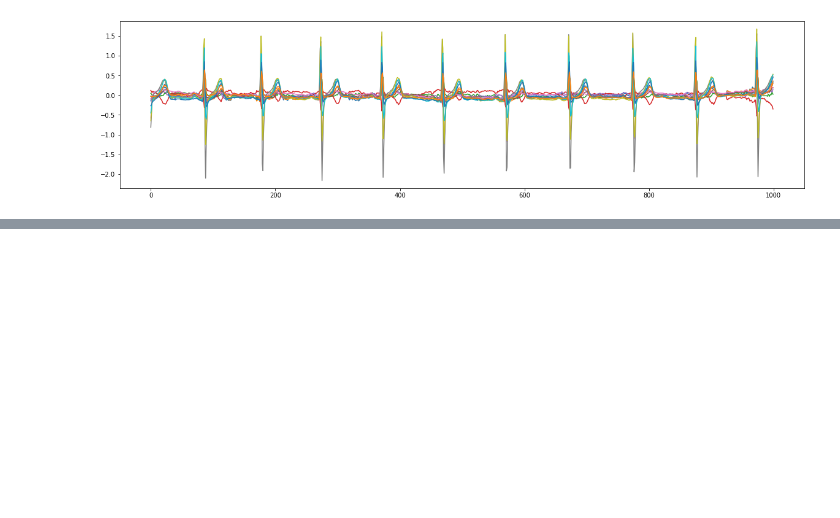
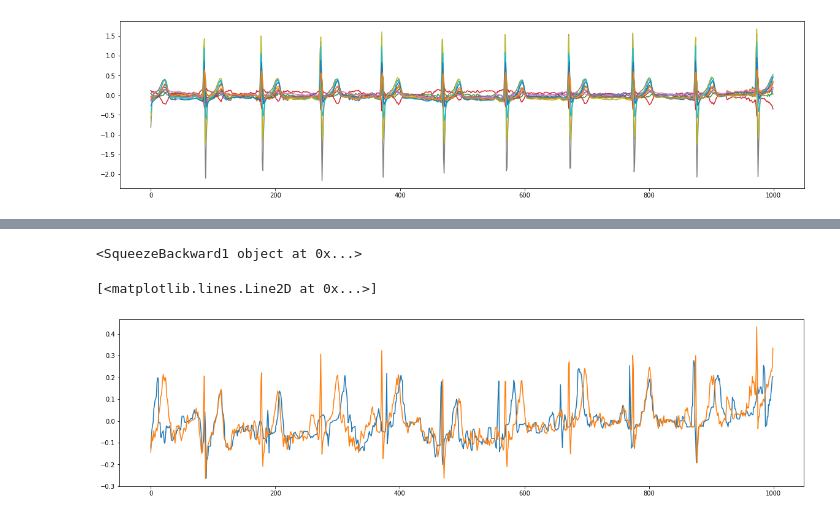
Before and after one commit to comp-well-org/LEAVES, a Jupyter notebook: torch_data_augmentation.ipynb, the cells around one changed output, grey strips where cells are left out. Cells and saved outputs as stored; diff of their text form; code cells hidden in the pictures; blank space fills up the shorter version.

```diff
--- a/torch_data_augmentation.ipynb
+++ b/torch_data_augmentation.ipynb
@@ -54,10 +97,15 @@ plt.plot(jitter(data)[0].T)
 # %%
 ## Scaling
-def scaling(x, sigma=0.03):
-    factor = torch.normal(mean=1., std=sigma, size=(x.shape[:2]))
+def scaling(x, sigma):
+    m = torch.distributions.normal.Normal(loc=1, scale=sigma[0])
+    factor = m.rsample(sample_shape=x.size()[:2])
+    print(factor)
     output = x * factor.unsqueeze(-1)
     return output
 
+scaling_sigma = nn.Parameter(0.03 * torch.ones(1), requires_grad=True)
+scaling_x = scaling(data, scaling_sigma)
+print(scaling_sigma, scaling_x.grad_fn)
 plt.figure(figsize=(20,5))
-plt.plot(scaling(data)[0].T)
+plt.plot(scaling_x.detach().numpy()[0].T)
 # %% [output]
@@ -106,0 +166,30 @@ tensor([0.0939, 0.2732, 0.3576, 0.7177, 0.2103, 0.8626, 0.0792, 0.6655, 0.8913,
+# %%
+## Time distortion
+def time_distortion(mixture_weights, nromal_mean, nromal_sigma):
+    mixture_cate = torch.distributions.Categorical(probs=mixture_weights)
+    normal_dists = StableNormal(loc=nromal_mean, scale=nromal_sigma)
+    mixture_normal = ReparametrizedMixtureSameFamily(mixture_distribution=mixture_cate,
+                                                     component_distribution=normal_dists)
+    mixture_norm_samples = mixture_normal.rsample(sample_shape=(x.size(0),x.size(2)))
+    mixture_norm_samples = torch.tanh(mixture_norm_samples)
+    # mixture_norm_samples = (mixture_norm_samples - mixture_norm_samples.min(1)[0]) / (mixture_norm_samples.max(1)[0] - mixture_norm_samples.min(1)[0])
+    mixture_norm_samples, _ = torch.sort(mixture_norm_samples)
+
+    x_hw = x.unsqueeze(2)
+    grid_hw = mixture_norm_samples.unsqueeze(1)
+    grid_hw = torch.cat([grid_hw, 0 * torch.ones_like(grid_hw)], dim=1).permute(0,2,1).unsqueeze(1)
+    x_distorted = F.grid_sample(x_hw, grid_hw, align_corners=False).squeeze(-2)
+    return x_distorted
+
+mixture_weights = nn.Parameter(torch.ones(3), requires_grad=True)
+nromal_mean = nn.Parameter(torch.Tensor([-0.5, 0.0, 0.5]), requires_grad=True)
+nromal_sigma = nn.Parameter(torch.Tensor([0.7, 0.7, 0.7]), requires_grad=True)
+timeDis_x = time_distortion(mixture_weights, nromal_mean, nromal_sigma)
+print(timeDis_x.grad_fn)
+plt.figure(figsize=(20,5))
+plt.plot(timeDis_x[0,0].detach().numpy().T)
+plt.plot(scaling_x.detach().numpy()[0,0].T)
+# %% [output]
+<SqueezeBackward1 object at 0x...>
+[<matplotlib.lines.Line2D at 0x...>]
+[figure, added]
```
Also changed, not shown: parts of 24 cells of this notebook, 8 other files.
